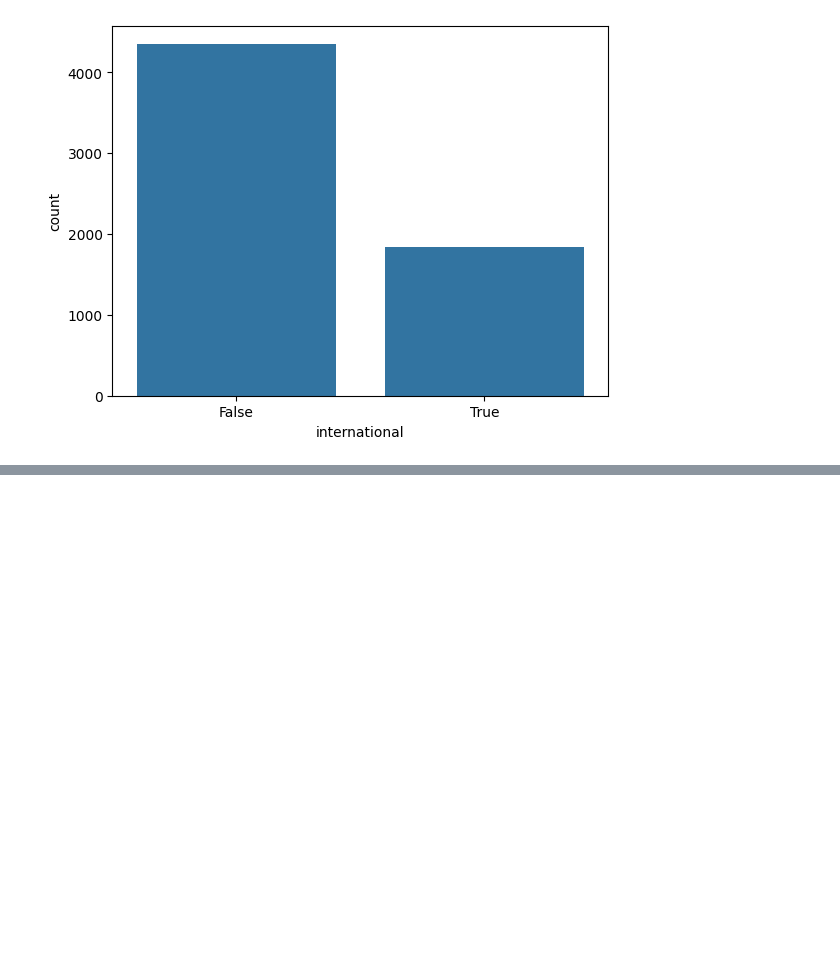
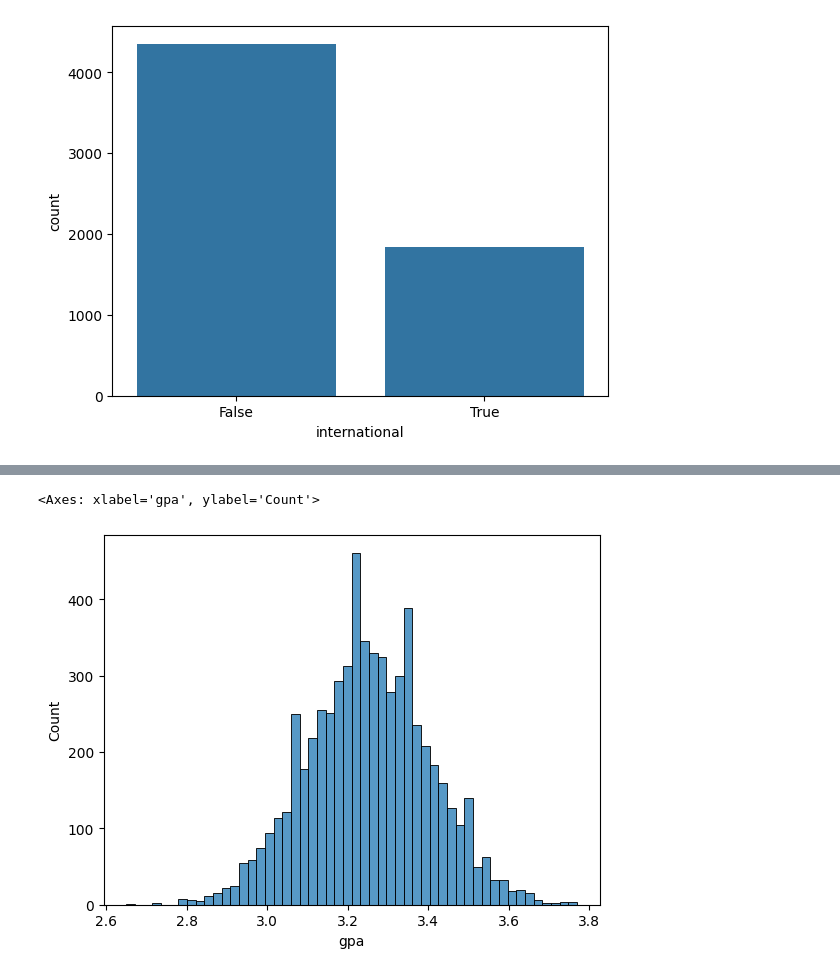
Before and after one commit to saadkhalidabbasi/EDA-Projects, a Jupyter notebook: MBA_Admission_EDA.ipynb, the cells around one changed output, grey strips where cells are left out. Drawn from its saved outputs; the diff is of its cells as text; code cells hidden in the pictures; blank space fills up the shorter version.

```diff
--- a/MBA_Admission_EDA.ipynb
+++ b/MBA_Admission_EDA.ipynb
@@ -135,0 +145,5 @@ fig.show()
+# %%
+sns.histplot(df,x="gpa",)
+# %% [output]
+<Axes: xlabel='gpa', ylabel='Count'>
+[figure, added]
```
Also changed, not shown: parts of 8 cells of this notebook.
